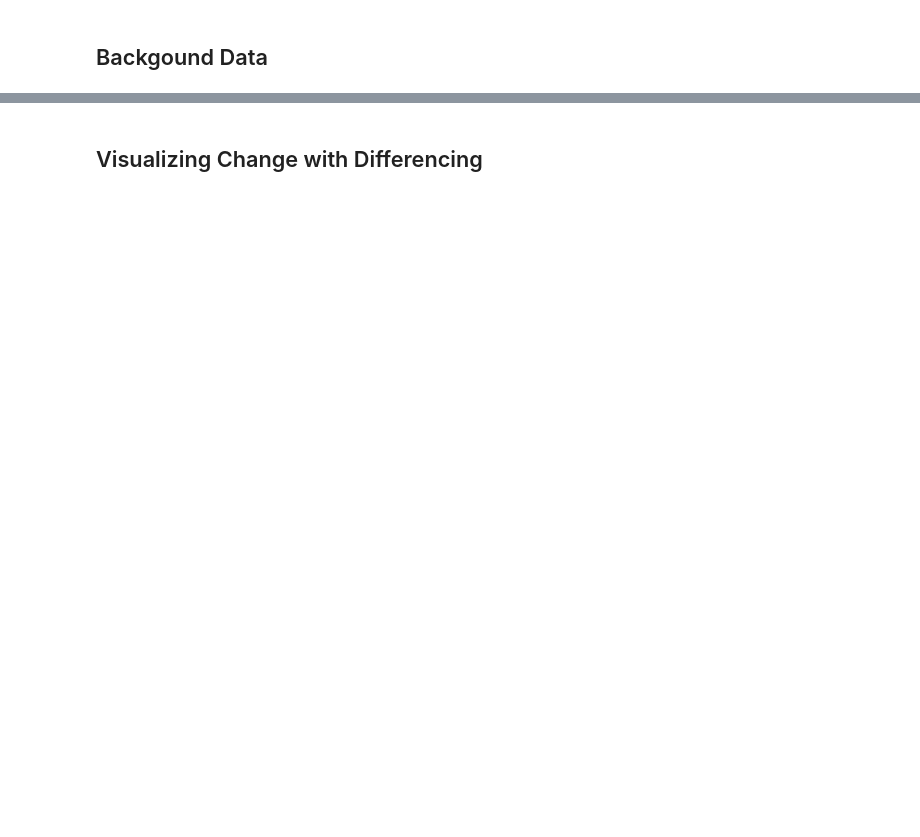
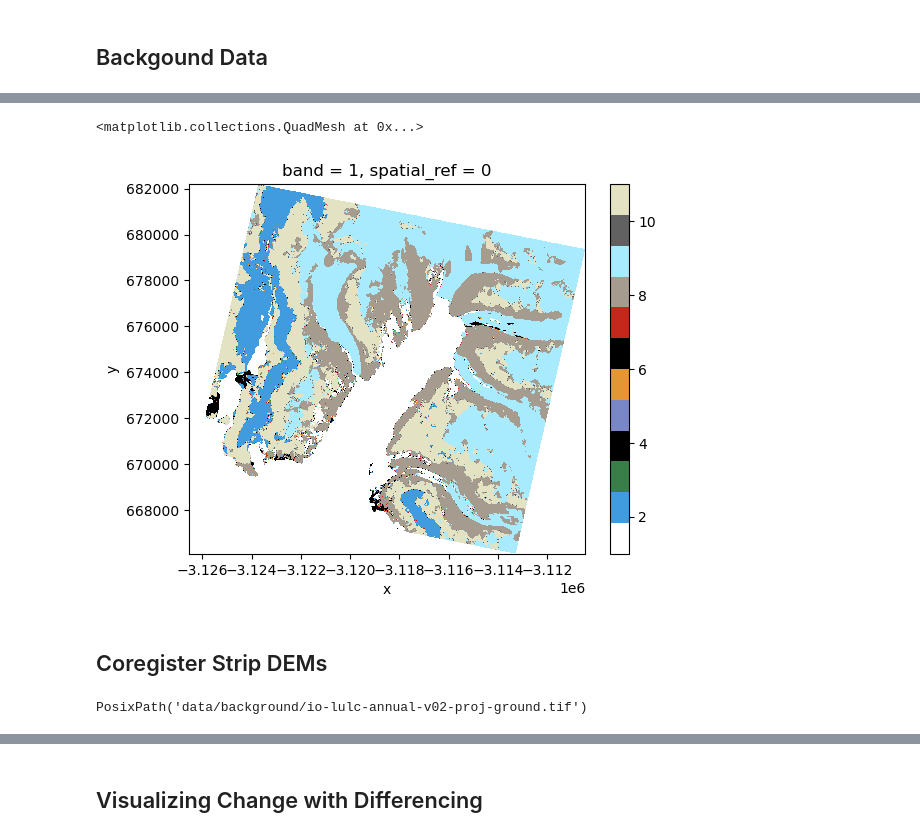
Before and after one commit to PolarGeospatialCenter/getting-started-with-pgc-data-workshop-2024, a Jupyter notebook: change_detection/change_dection_exercise.ipynb, the cells around one changed output, grey strips where cells are left out. Cells and saved outputs as stored; diff of their text form; code cells hidden in the pictures; blank space fills up the shorter version.

```diff
--- a/change_detection/change_dection_exercise.ipynb
+++ b/change_detection/change_dection_exercise.ipynb
@@ -180,0 +372,2 @@ Map(center=[20, 0], controls=(ZoomControl(options=['position', 'zoom_in_text', '
+# %%
+land_xds = rioxarray.open_rasterio(filename=land_raster)
@@ -180,0 +389,39 @@ Map(center=[20, 0], controls=(ZoomControl(options=['position', 'zoom_in_text', '
+# %%
+import rasterio
+import numpy as np
+from matplotlib.colors import ListedColormap
+
+
+def get_land_colormap(asset_url: str) -> ListedColormap:
+    # The code below is adapted from the example notebook for the same data source
+    # https://planetarycomputer.microsoft.com/dataset/io-lulc-annual-v02#Example-Notebook
+    class_names = {
+        "No Data": 0,
+        "Water": 1,
+        "Trees": 2,
+        "Flooded vegetation": 4,
+        "Crops": 5,
+        "Built area": 7,
+        "Bare ground": 8,
+        "Snow/ice": 9,
+        "Clouds": 10,
+        "Rangeland": 11,
+    }
+
+    with rasterio.open(asset_url) as src:
+        colormap_def = src.colormap(1)  # get metadata colormap for band 1
+        colormap = [
+            np.array(colormap_def[i]) / 255
+            for i in range(max(class_names.values()) + 1)
+        ]  # transform to matplotlib color format
+
+    return ListedColormap(colormap)
+# %%
+# TODO: Add cmap labels
+land_cmap = get_land_colormap(url)
+land_xds.plot(cmap=land_cmap)
+# %% [output]
+<matplotlib.collections.QuadMesh at 0x...>
+[figure, added]
+# %% [markdown]
+## Coregister Strip DEMs
@@ -180,0 +457,6 @@ Map(center=[20, 0], controls=(ZoomControl(options=['position', 'zoom_in_text', '
+# %%
+stable_ground_path = DATA_DIR / "background/io-lulc-annual-v02-proj-ground.tif"
+
+extract_stable_ground_raster(src=LAND_REF_PATH, dst=stable_ground_path, extract_value=8)
+# %% [output]
+PosixPath('data/background/io-lulc-annual-v02-proj-ground.tif')
```
Also changed, not shown: parts of 53 cells of this notebook, 1 other file.
